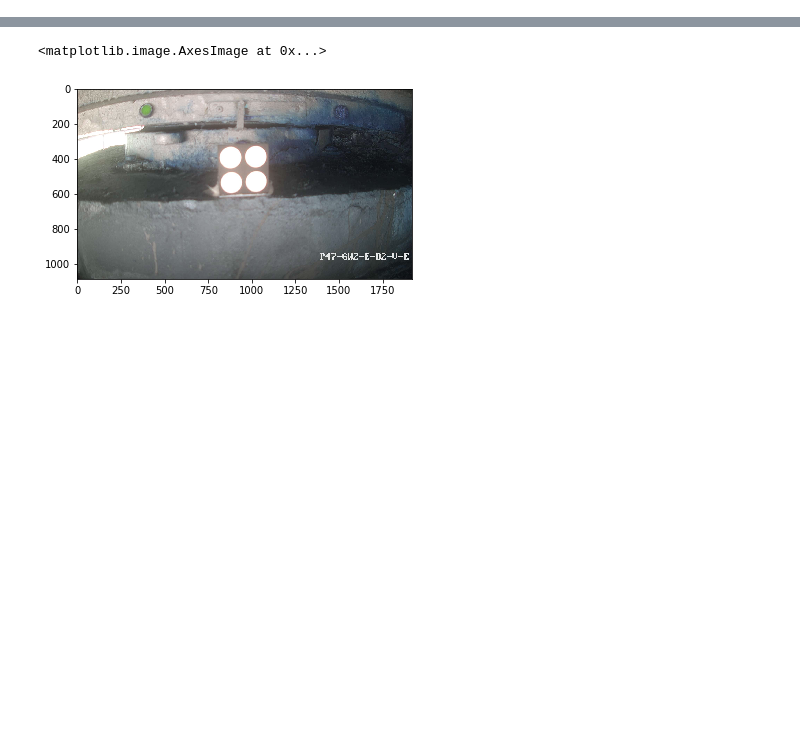
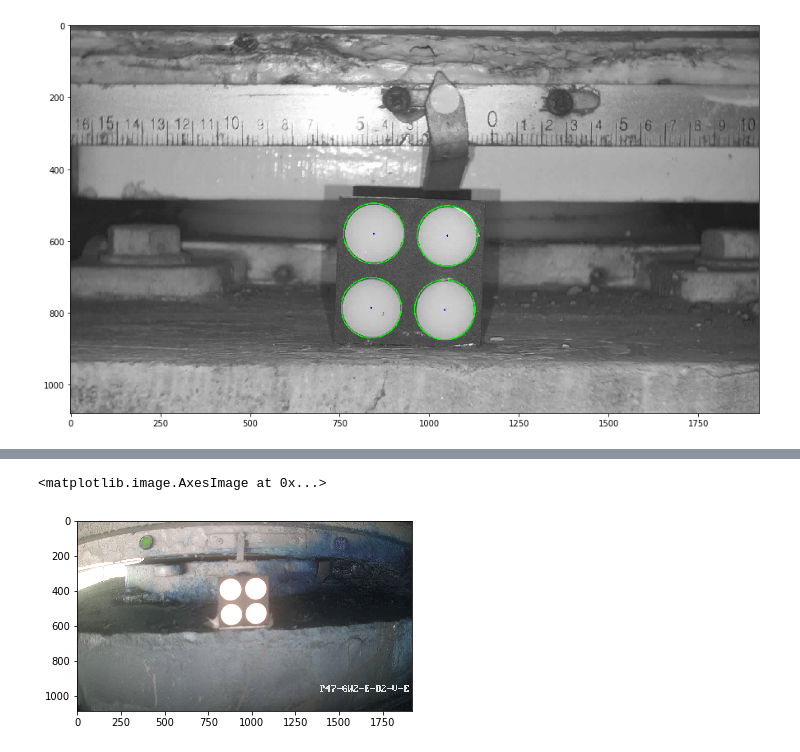
Before and after one commit to StringBottle/brg-shoe-disp-monit, a Jupyter notebook: disp_measure_demo.ipynb, the cells around one changed output, grey strips where cells are left out. Drawn from its saved outputs; the diff is of its cells as text; code cells hidden in the pictures; blank space fills up the shorter version.

```diff
--- a/disp_measure_demo.ipynb
+++ b/disp_measure_demo.ipynb
@@ -40,3 +84,30 @@ plt.imshow(dest_img)
+# %%
+img_path = img_list[6200]
+img = imread(img_path)
+dest_img = img.copy()
+
+centers, r_estimated, metric = imfindcircles(img,
+                                             [params['min_rad'], params['max_rad']],
+                                            sensitivity = 0.97)
+circles = np.concatenate((centers, r_estimated[:,np.newaxis]), axis = 0).T
+circles = np.squeeze(circles)
+
+if circles is not None:
+    # Convert the circle parameters a, b and r to integers.
+    circles = np.uint16(np.around(circles))
+    for pt in circles:
+        a, b, r = pt[0], pt[1], pt[2]
+        # Draw the circumference of the circle.
+        cv2.circle(img, (a, b), r, (0, 255, 0), 2)
+        # Draw a small circle (of radius 1) to show the center.
+        cv2.circle(img, (a, b), 1, (0, 0, 255), 3)
+
+    plt.figure(figsize=(15, 15))
+    plt.imshow(img)
+else:
+    plt.imshow(img)
+# %% [output]
+[figure, added]
 # %%
 disp, dest_circles = displacement_measure(dest_img,
                                           src_img,
```
Also changed, not shown: parts of 9 cells of this notebook, 1 other file.
